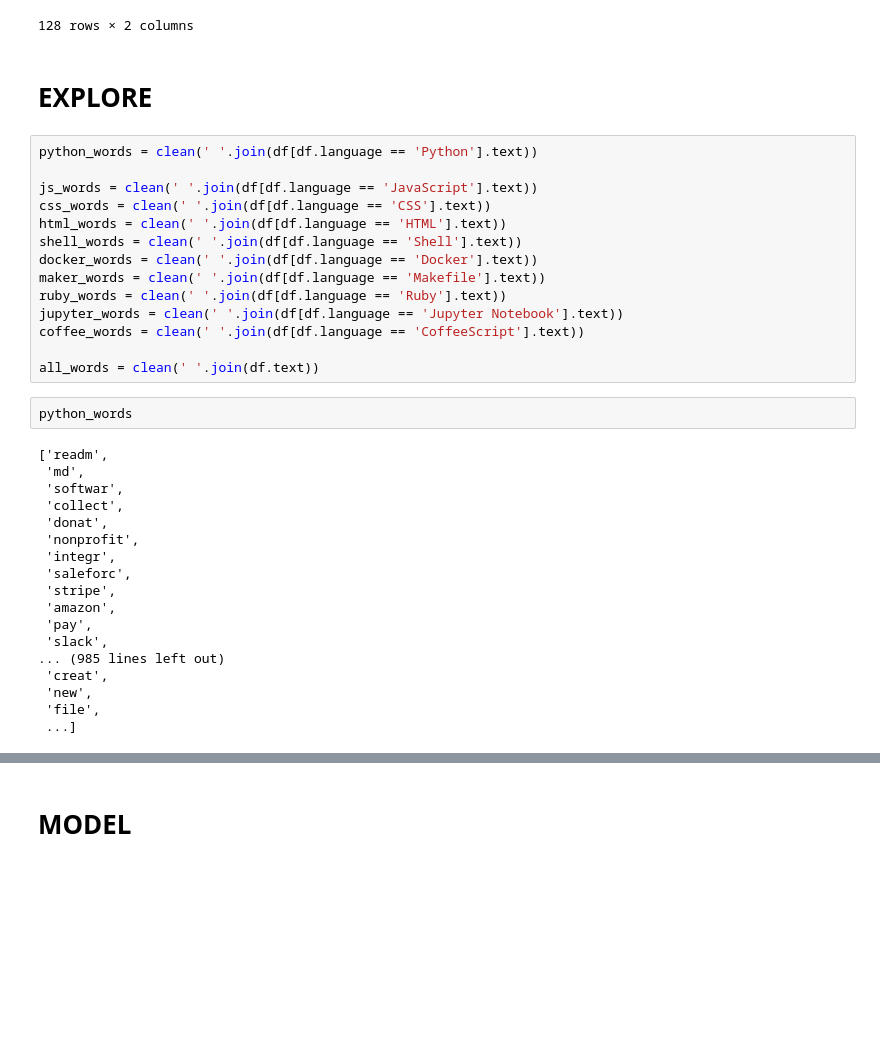
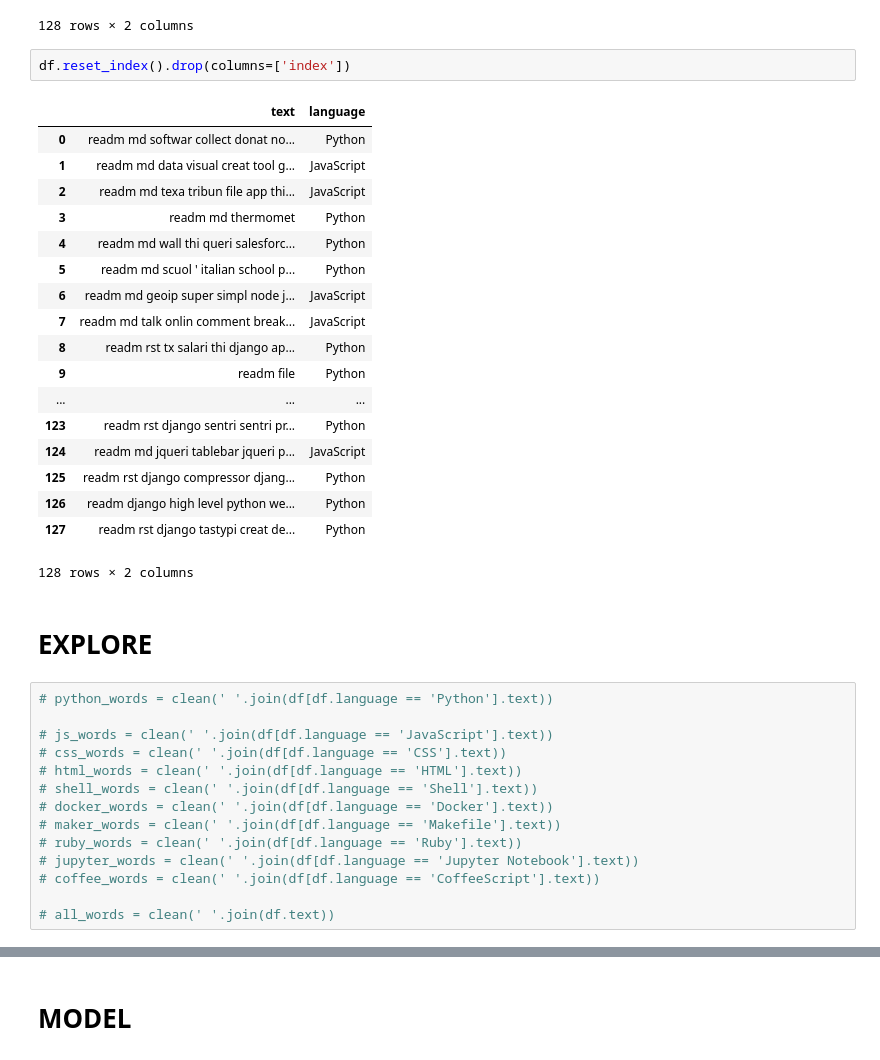
Before and after one commit to dd-jason-chad/nlp_project, a Jupyter notebook: dd-project.ipynb, the cells around one changed output, grey strips where cells are left out. Cells and saved outputs as stored; diff of their text form; blank space fills up the shorter version.

```diff
--- a/dd-project.ipynb
+++ b/dd-project.ipynb
@@ -348,40 +360,41 @@ df
 | 205 | readm django high level python we... | Python |
 | 208 | readm rst django tastypi creat de... | Python |
 128 rows × 2 columns
+# %%
+df.reset_index().drop(columns=['index'])
+# %% [output]
+|  | text | language |
+| 0 | readm md softwar collect donat no... | Python |
+| 1 | readm md data visual creat tool g... | JavaScript |
+| 2 | readm md texa tribun file app thi... | JavaScript |
+| 3 | readm md thermomet | Python |
+| 4 | readm md wall thi queri salesforc... | Python |
+| 5 | readm md scuol ' italian school p... | Python |
+| 6 | readm md geoip super simpl node j... | JavaScript |
+| 7 | readm md talk onlin comment break... | JavaScript |
+| 8 | readm rst tx salari thi django ap... | Python |
+| 9 | readm file | Python |
+| ... | ... | ... |
+| 123 | readm rst django sentri sentri pr... | Python |
+| 124 | readm md jqueri tablebar jqueri p... | JavaScript |
+| 125 | readm rst django compressor djang... | Python |
+| 126 | readm django high level python we... | Python |
+| 127 | readm rst django tastypi creat de... | Python |
+128 rows × 2 columns
 # %% [markdown]
 # EXPLORE
 # %%
-python_words = clean(' '.join(df[df.language == 'Python'].text))
+# python_words = clean(' '.join(df[df.language == 'Python'].text))
 
-js_words = clean(' '.join(df[df.language == 'JavaScript'].text))
-css_words = clean(' '.join(df[df.language == 'CSS'].text))
-html_words = clean(' '.join(df[df.language == 'HTML'].text))
-shell_words = clean(' '.join(df[df.language == 'Shell'].text))
-docker_words = clean(' '.join(df[df.language == 'Docker'].text))
-maker_words = clean(' '.join(df[df.language == 'Makefile'].text))
-ruby_words = clean(' '.join(df[df.language == 'Ruby'].text))
-jupyter_words = clean(' '.join(df[df.language == 'Jupyter Notebook'].text))
-coffee_words = clean(' '.join(df[df.language == 'CoffeeScript'].text))
+# js_words = clean(' '.join(df[df.language == 'JavaScript'].text))
+# css_words = clean(' '.join(df[df.language == 'CSS'].text))
+# html_words = clean(' '.join(df[df.language == 'HTML'].text))
+# shell_words = clean(' '.join(df[df.language == 'Shell'].text))
+# docker_words = clean(' '.join(df[df.language == 'Docker'].text))
+# maker_words = clean(' '.join(df[df.language == 'Makefile'].text))
+# ruby_words = clean(' '.join(df[df.language == 'Ruby'].text))
+# jupyter_words = clean(' '.join(df[df.language == 'Jupyter Notebook'].text))
+# coffee_words = clean(' '.join(df[df.language == 'CoffeeScript'].text))
 
-all_words = clean(' '.join(df.text))
+# all_words = clean(' '.join(df.text))
-# %%
-python_words
-# %% [output]
-['readm',
- 'md',
- 'softwar',
- 'collect',
- 'donat',
- 'nonprofit',
- 'integr',
- 'saleforc',
- 'stripe',
- 'amazon',
- 'pay',
- 'slack',
-... (985 lines left out)
- 'creat',
- 'new',
- 'file',
- ...]
 # %%
```
Also changed, not shown: parts of 41 cells of this notebook.
